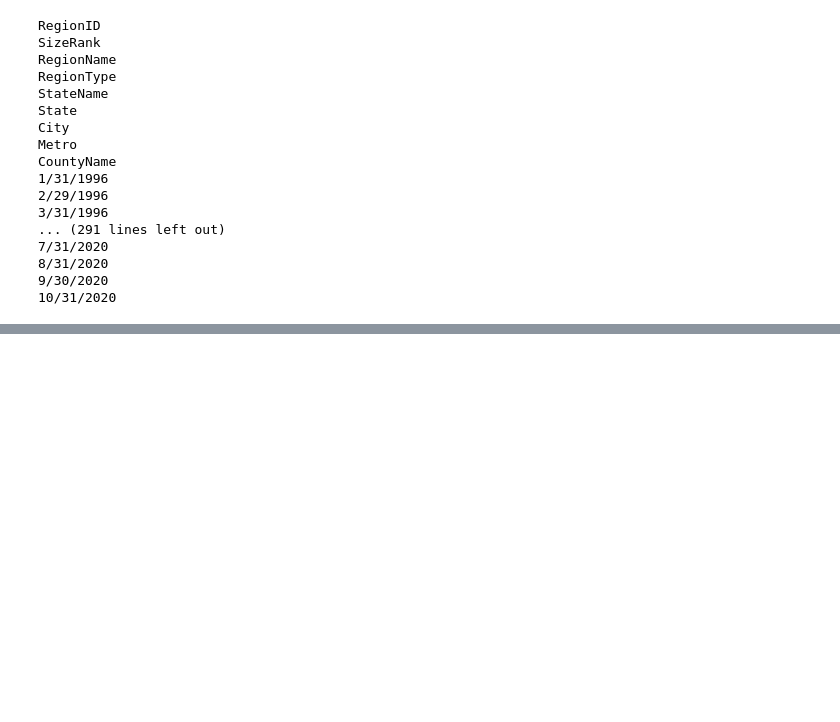
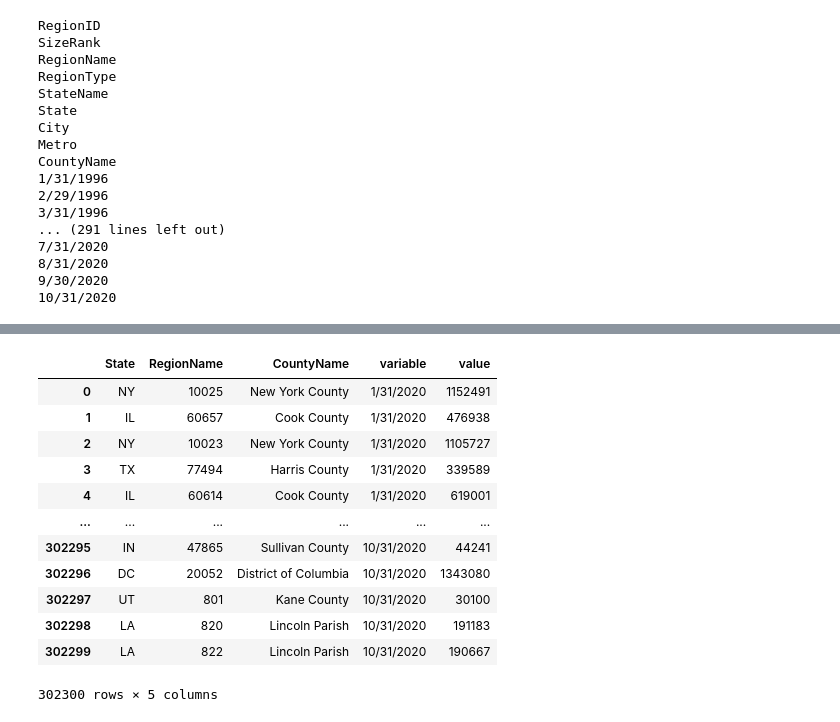
Before and after one commit to Amelchristy/Covid-19-vs-Housing-Prices, a Jupyter notebook: Untitled.ipynb, the cells around one changed output, grey strips where cells are left out. Drawn from its saved outputs; the diff is of its cells as text; code cells hidden in the pictures; blank space fills up the shorter version.

```diff
--- a/Untitled.ipynb
+++ b/Untitled.ipynb
@@ -67,0 +93,16 @@ Zillow_2020.head()
+# %%
+pd.melt(Zillow_2020, value_vars=["1/31/2020","2/29/2020","3/31/2020","4/30/2020","5/31/2020","6/30/2020","7/31/2020","8/31/2020","9/30/2020","10/31/2020"], id_vars=["State","RegionName","CountyName"])
+# %% [output]
+|  | State | RegionName | CountyName | variable | value |
+| 0 | NY | 10025 | New York County | 1/31/2020 | 1152491 |
+| 1 | IL | 60657 | Cook County | 1/31/2020 | 476938 |
+| 2 | NY | 10023 | New York County | 1/31/2020 | 1105727 |
+| 3 | TX | 77494 | Harris County | 1/31/2020 | 339589 |
+| 4 | IL | 60614 | Cook County | 1/31/2020 | 619001 |
+| ... | ... | ... | ... | ... | ... |
+| 302295 | IN | 47865 | Sullivan County | 10/31/2020 | 44241 |
+| 302296 | DC | 20052 | District of Columbia | 10/31/2020 | 1343080 |
+| 302297 | UT | 801 | Kane County | 10/31/2020 | 30100 |
+| 302298 | LA | 820 | Lincoln Parish | 10/31/2020 | 191183 |
+| 302299 | LA | 822 | Lincoln Parish | 10/31/2020 | 190667 |
+302300 rows × 5 columns
```
Also changed, not shown: parts of 20 cells of this notebook, 5 other files.
